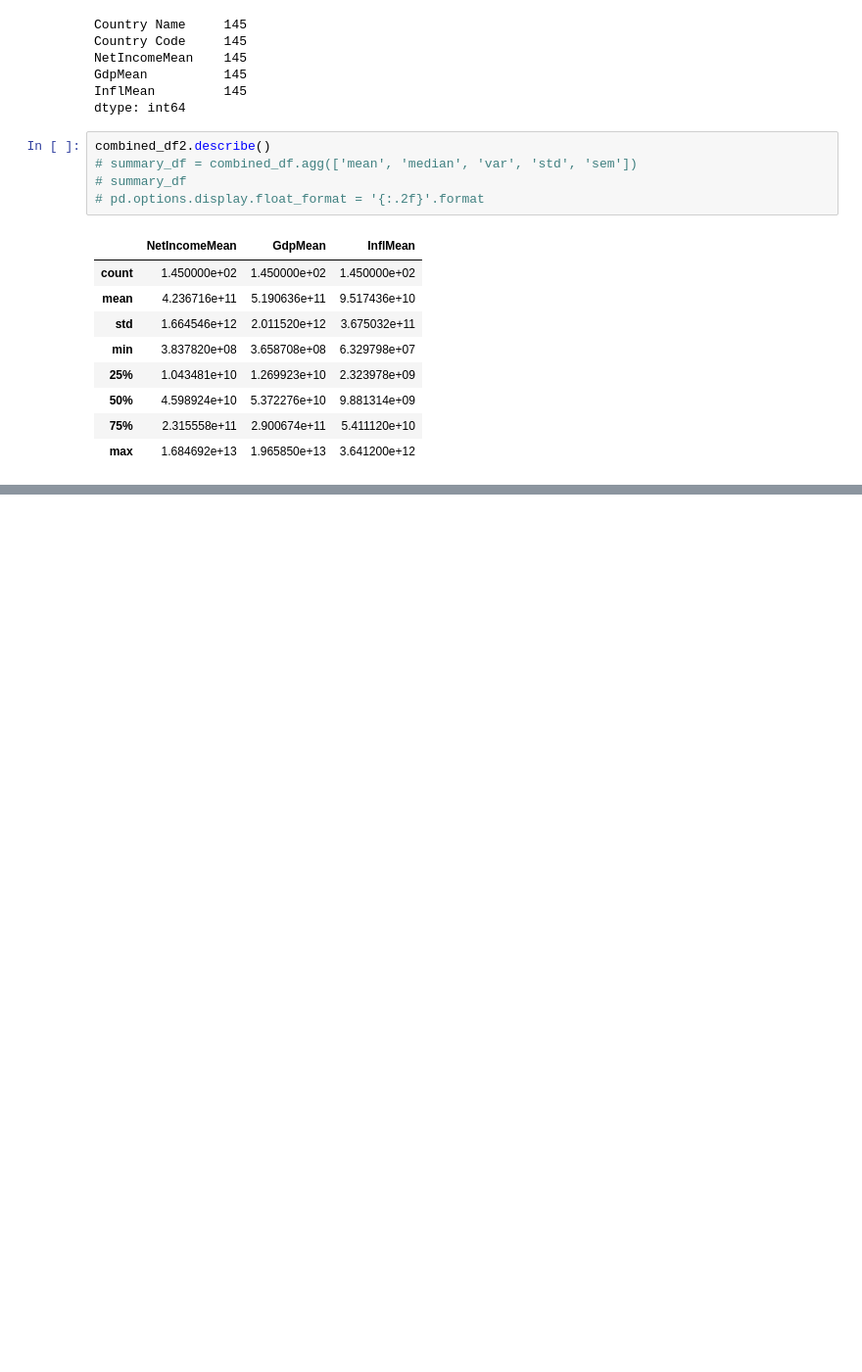
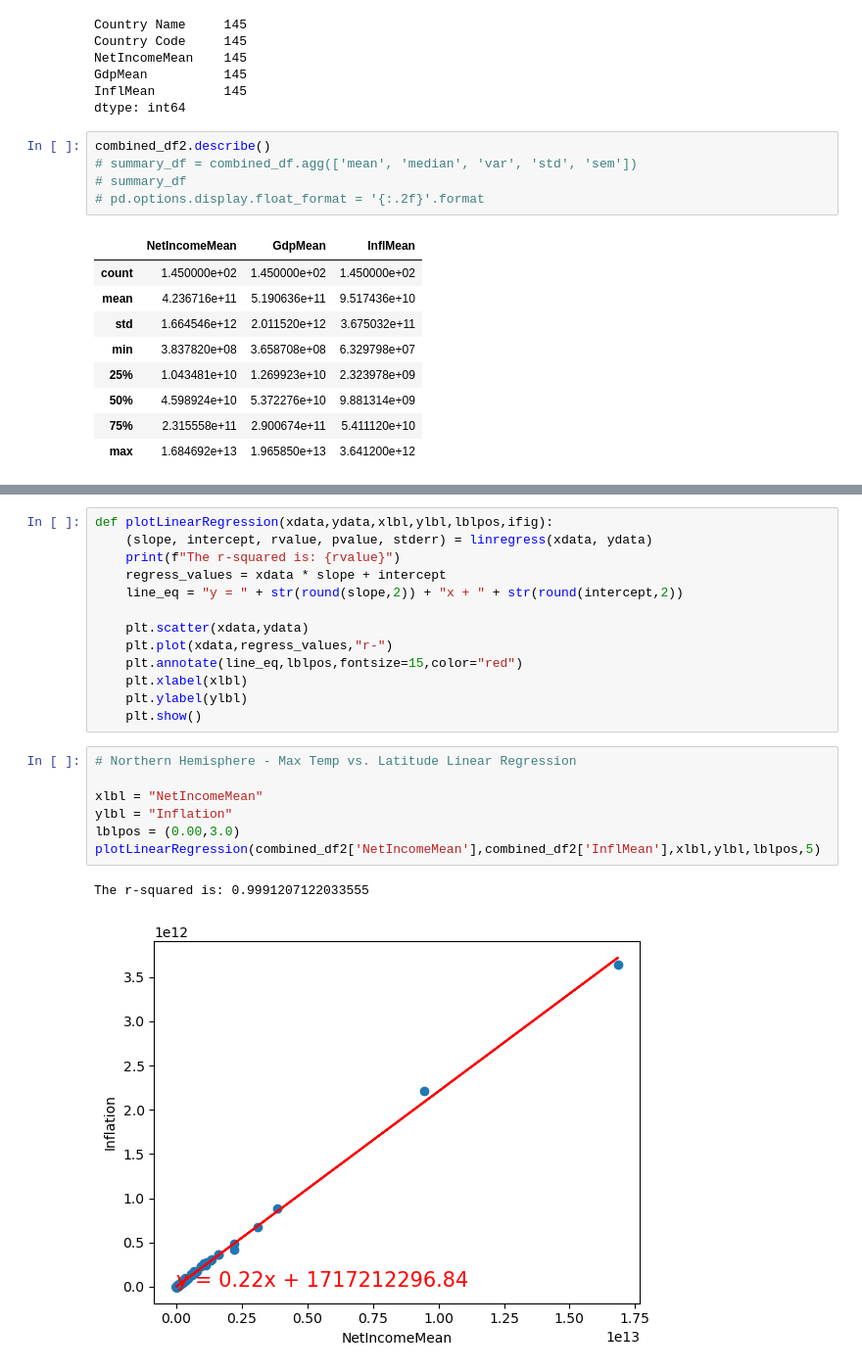
Before and after one commit to ashumskyy/data-dynamos-project-1, a Jupyter notebook: Cleaning Data_summary statistics_graphs.ipynb, the cells around one changed output, grey strips where cells are left out. Shown: that part at 98% size. Drawn from its saved outputs; the diff is of its cells as text; blank space fills up the shorter version.

```diff
--- a/Cleaning Data_summary statistics_graphs.ipynb
+++ b/Cleaning Data_summary statistics_graphs.ipynb
@@ -494,0 +513,23 @@ plt.show()
+# %%
+def plotLinearRegression(xdata,ydata,xlbl,ylbl,lblpos,ifig):
+    (slope, intercept, rvalue, pvalue, stderr) = linregress(xdata, ydata)
+    print(f"The r-squared is: {rvalue}")
+    regress_values = xdata * slope + intercept
+    line_eq = "y = " + str(round(slope,2)) + "x + " + str(round(intercept,2))
+
+    plt.scatter(xdata,ydata)
+    plt.plot(xdata,regress_values,"r-")
+    plt.annotate(line_eq,lblpos,fontsize=15,color="red")
+    plt.xlabel(xlbl)
+    plt.ylabel(ylbl)
+    plt.show()
+# %%
+# Northern Hemisphere - Max Temp vs. Latitude Linear Regression
+
+xlbl = "NetIncomeMean"
+ylbl = "Inflation"
+lblpos = (0.00,3.0)
+plotLinearRegression(combined_df2['NetIncomeMean'],combined_df2['InflMean'],xlbl,ylbl,lblpos,5)
+# %% [output]
+The r-squared is: 0.9991207122033555
+[figure, added]
```
Also changed, not shown: parts of 9 cells of this notebook.
